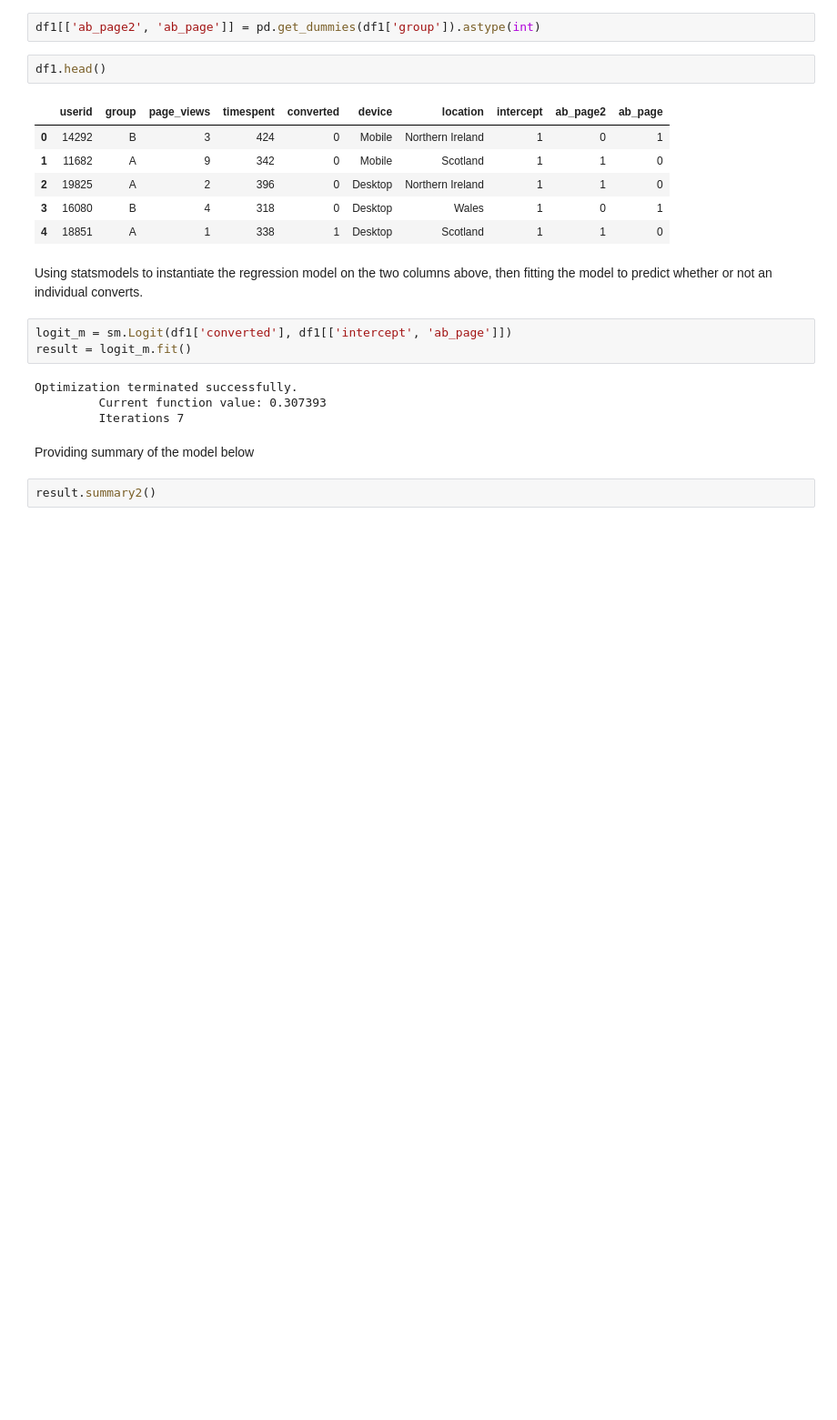
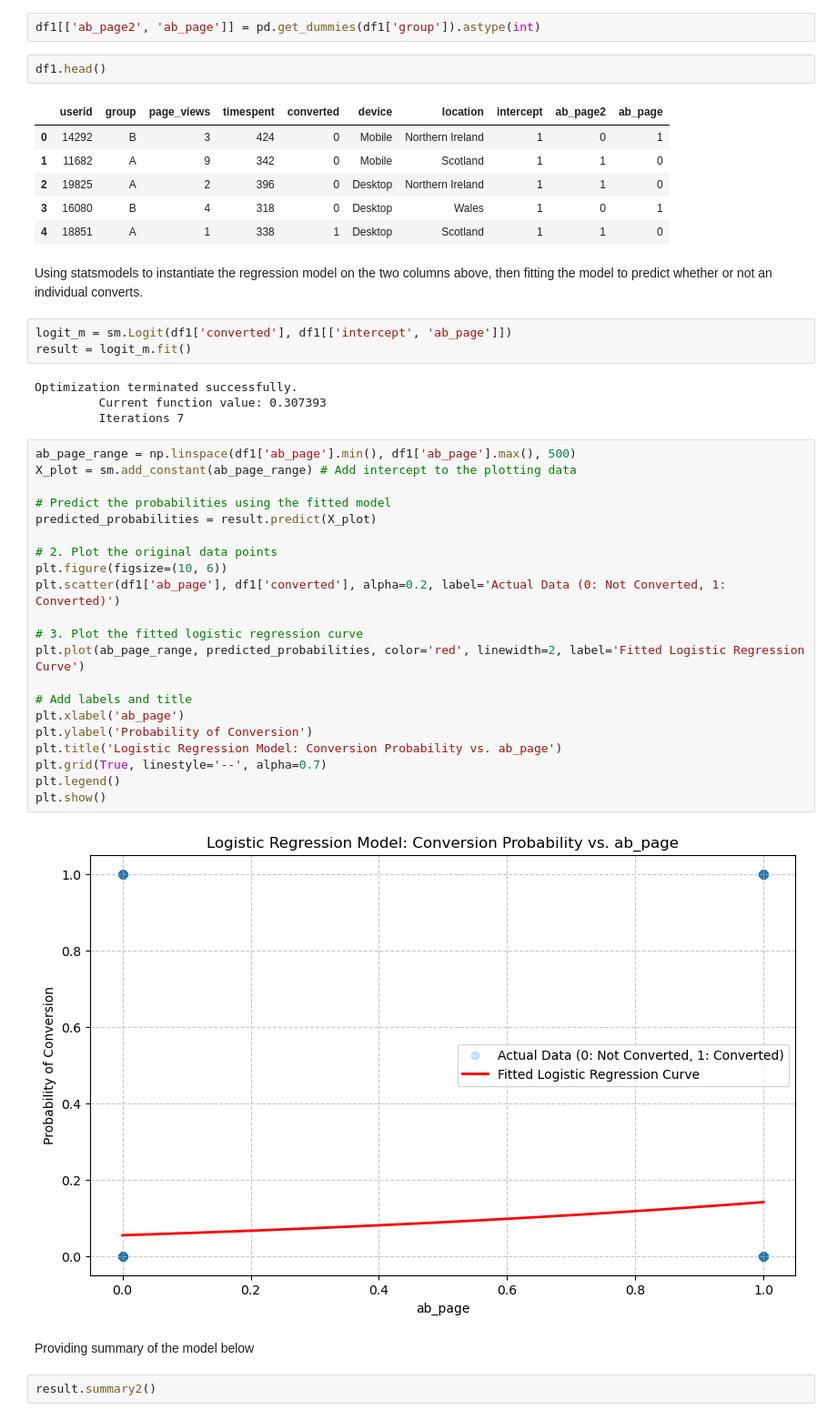
Before and after one commit to sarkisgonz/ecommerce_project, a Jupyter notebook: ab_testing.ipynb, the cells around one changed output. Shown at 91% size. Cells and saved outputs as stored; diff of their text form; blank space fills up the shorter version.

```diff
--- a/ab_testing.ipynb
+++ b/ab_testing.ipynb
@@ -207,6 +216,29 @@ result = logit_m.fit()
 Optimization terminated successfully.
          Current function value: 0.307393
          Iterations 7
+# %%
+ab_page_range = np.linspace(df1['ab_page'].min(), df1['ab_page'].max(), 500)
+X_plot = sm.add_constant(ab_page_range) # Add intercept to the plotting data
+
+# Predict the probabilities using the fitted model
+predicted_probabilities = result.predict(X_plot)
+
+# 2. Plot the original data points
+plt.figure(figsize=(10, 6))
+plt.scatter(df1['ab_page'], df1['converted'], alpha=0.2, label='Actual Data (0: Not Converted, 1: Converted)')
+
+# 3. Plot the fitted logistic regression curve
+plt.plot(ab_page_range, predicted_probabilities, color='red', linewidth=2, label='Fitted Logistic Regression Curve')
+
+# Add labels and title
+plt.xlabel('ab_page')
+plt.ylabel('Probability of Conversion')
+plt.title('Logistic Regression Model: Conversion Probability vs. ab_page')
+plt.grid(True, linestyle='--', alpha=0.7)
+plt.legend()
+plt.show()
+# %% [output]
+[figure, added]
 # %% [markdown]
 Providing summary of the model below
 # %%
```
Also changed, not shown: parts of 11 cells of this notebook.
